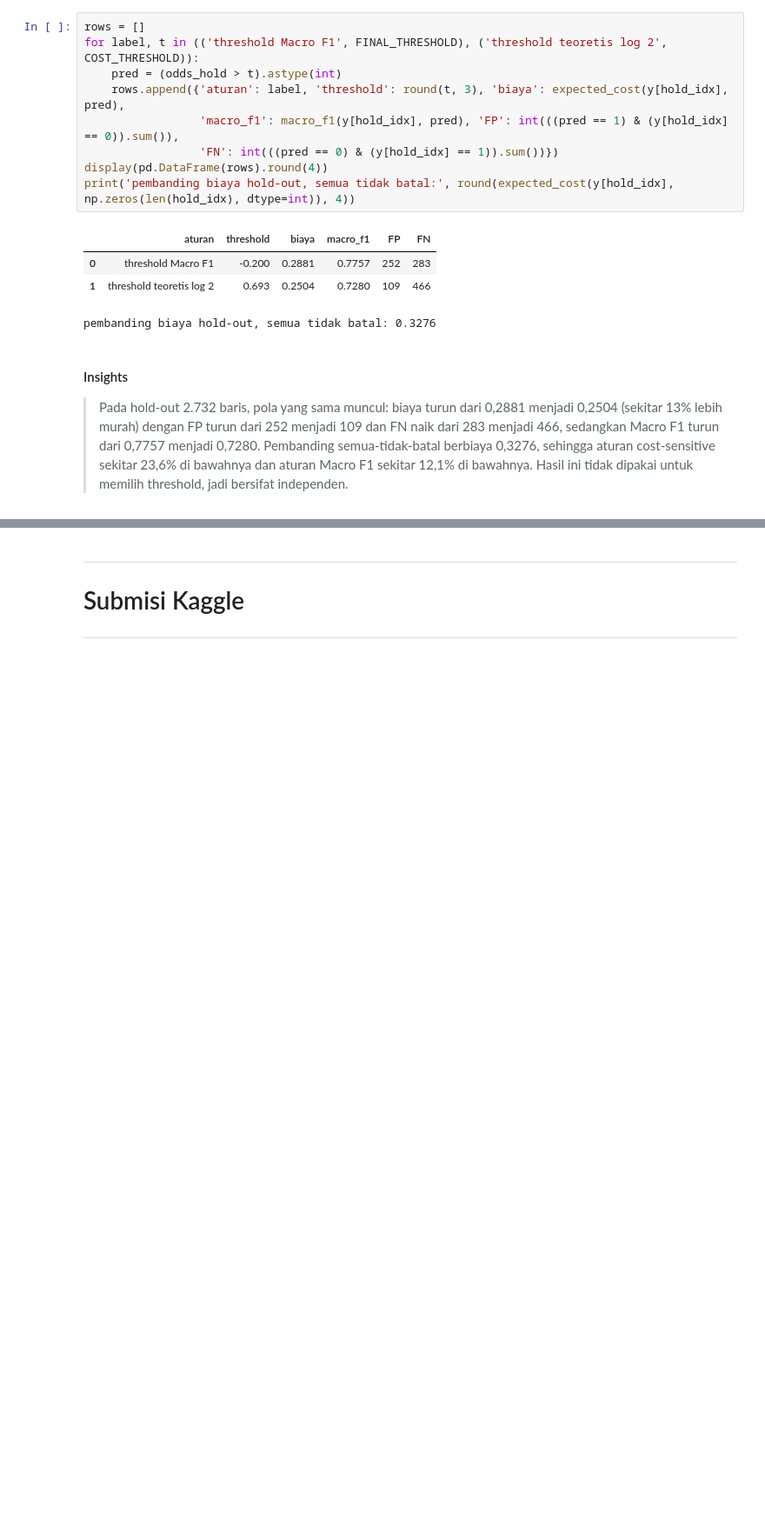
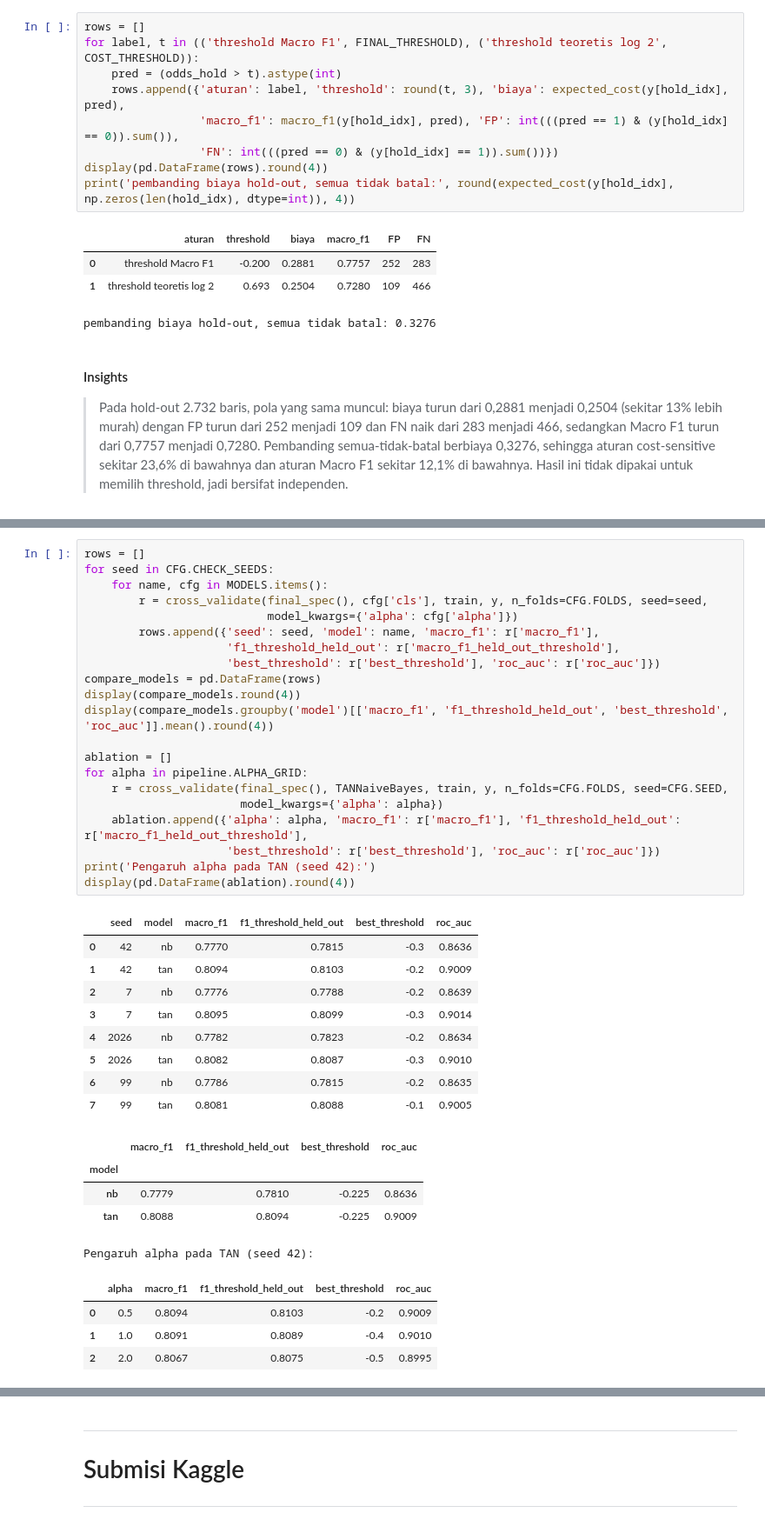
Before and after one commit to MAJIIDMN/IF3170_G04_TreeIsAllYouNeed, a Jupyter notebook: src/algoritma/nb/preprocessing_nb.ipynb, the cells around one changed output, grey strips where cells are left out. Shown at 87% size. Drawn from its saved outputs; the diff is of its cells as text; blank space fills up the shorter version.

```diff
--- a/src/algoritma/nb/preprocessing_nb.ipynb
+++ b/src/algoritma/nb/preprocessing_nb.ipynb
@@ -1146,0 +1180,40 @@ pembanding biaya hold-out, semua tidak batal: 0.3276
+# %%
+rows = []
+for seed in CFG.CHECK_SEEDS:
+    for name, cfg in MODELS.items():
+        r = cross_validate(final_spec(), cfg['cls'], train, y, n_folds=CFG.FOLDS, seed=seed,
+                           model_kwargs={'alpha': cfg['alpha']})
+        rows.append({'seed': seed, 'model': name, 'macro_f1': r['macro_f1'],
+                     'f1_threshold_held_out': r['macro_f1_held_out_threshold'],
+                     'best_threshold': r['best_threshold'], 'roc_auc': r['roc_auc']})
+compare_models = pd.DataFrame(rows)
+display(compare_models.round(4))
+display(compare_models.groupby('model')[['macro_f1', 'f1_threshold_held_out', 'best_threshold', 'roc_auc']].mean().round(4))
+
+ablation = []
+for alpha in pipeline.ALPHA_GRID:
+    r = cross_validate(final_spec(), TANNaiveBayes, train, y, n_folds=CFG.FOLDS, seed=CFG.SEED,
+                       model_kwargs={'alpha': alpha})
+    ablation.append({'alpha': alpha, 'macro_f1': r['macro_f1'], 'f1_threshold_held_out': r['macro_f1_held_out_threshold'],
+                     'best_threshold': r['best_threshold'], 'roc_auc': r['roc_auc']})
+print('Pengaruh alpha pada TAN (seed 42):')
+display(pd.DataFrame(ablation).round(4))
+# %% [output]
+|  | seed | model | macro_f1 | f1_threshold_held_out | best_threshold | roc_auc |
+| 0 | 42 | nb | 0.7770 | 0.7815 | -0.3 | 0.8636 |
+| 1 | 42 | tan | 0.8094 | 0.8103 | -0.2 | 0.9009 |
+| 2 | 7 | nb | 0.7776 | 0.7788 | -0.2 | 0.8639 |
+| 3 | 7 | tan | 0.8095 | 0.8099 | -0.3 | 0.9014 |
+| 4 | 2026 | nb | 0.7782 | 0.7823 | -0.2 | 0.8634 |
+| 5 | 2026 | tan | 0.8082 | 0.8087 | -0.3 | 0.9010 |
+| 6 | 99 | nb | 0.7786 | 0.7815 | -0.2 | 0.8635 |
+| 7 | 99 | tan | 0.8081 | 0.8088 | -0.1 | 0.9005 |
+|  | macro_f1 | f1_threshold_held_out | best_threshold | roc_auc |
+| model |  |  |  |  |
+| nb | 0.7779 | 0.7810 | -0.225 | 0.8636 |
+| tan | 0.8088 | 0.8094 | -0.225 | 0.9009 |
+Pengaruh alpha pada TAN (seed 42):
+|  | alpha | macro_f1 | f1_threshold_held_out | best_threshold | roc_auc |
+| 0 | 0.5 | 0.8094 | 0.8103 | -0.2 | 0.9009 |
+| 1 | 1.0 | 0.8091 | 0.8089 | -0.4 | 0.9010 |
+| 2 | 2.0 | 0.8067 | 0.8075 | -0.5 | 0.8995 |
```
Also changed, not shown: parts of 25 cells of this notebook.
